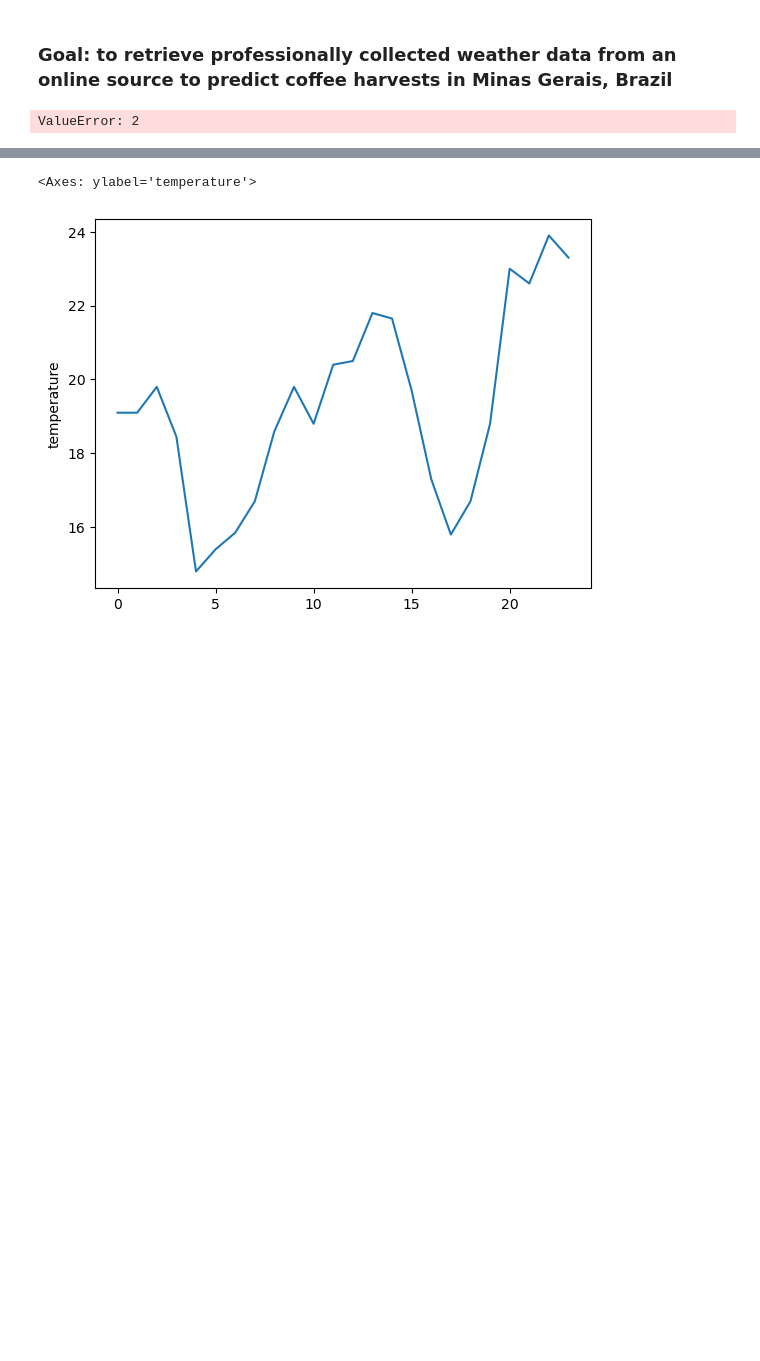
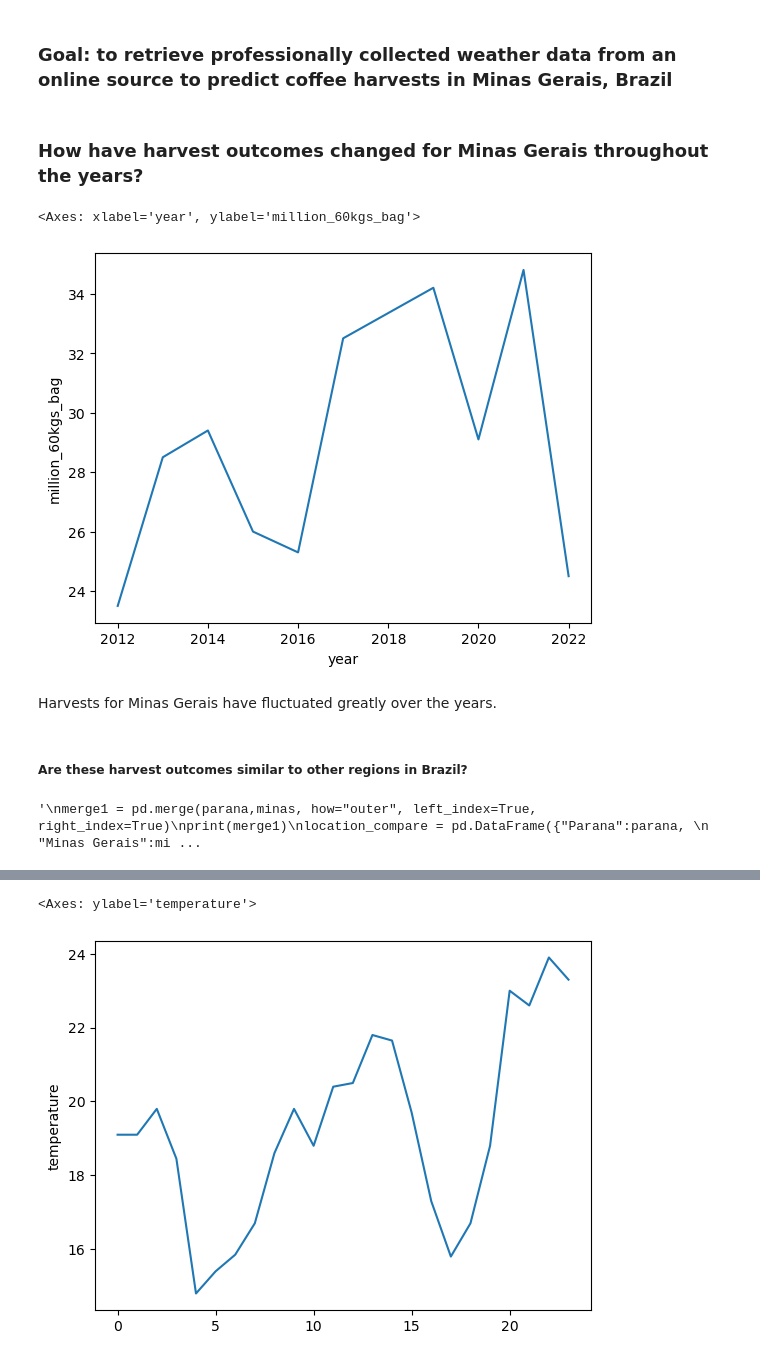
Before and after one commit to theslater11/WeatherDataMG, a Jupyter notebook: weather_api/notebooks/explore_weather.ipynb, the cells around one changed output, grey strips where cells are left out. Cells and saved outputs as stored; diff of their text form; code cells hidden in the pictures; blank space fills up the shorter version.

```diff
--- a/weather_api/notebooks/explore_weather.ipynb
+++ b/weather_api/notebooks/explore_weather.ipynb
@@ -9,15 +9,27 @@ import seaborn as sns
 monthly = pd.read_csv("/Users/sa12/Documents/Repositories/WeatherDataMG/weather_api/data/csv/MonthlyMedians.csv")
 yearly = pd.read_csv("/Users/sa12/Documents/Repositories/WeatherDataMG/weather_api/data/csv/YearlyMedians.csv")
 harvest_yearly = pd.read_csv("/Users/sa12/Documents/Repositories/WeatherDataMG/weather_api/data/csv/br_final.csv").dropna()
-minas_harvest = pd.read_csv("/Users/sa12/Documents/Repositories/WeatherDataMG/weather_api/data/csv/harvest_weather.csv")
+minas_harvest = pd.read_csv("/Users/sa12/Documents/Repositories/WeatherDataMG/weather_api/data/csv/harvest_weather.csv").dropna()
+# %% [markdown]
+### How have harvest outcomes changed for Minas Gerais throughout the years?
+# %%
+sns.lineplot(data=minas_harvest, x=minas_harvest["year"], y=minas_harvest["million_60kgs_bag"])
+# %% [output]
+<Axes: xlabel='year', ylabel='million_60kgs_bag'>
+[figure, added]
+# %% [markdown]
+Harvests for Minas Gerais have fluctuated greatly over the years.
+# %% [markdown]
+##### Are these harvest outcomes similar to other regions in Brazil?
 # %%
 harvest_yearly_index = harvest_yearly.set_index(harvest_yearly["year"])
 parana = harvest_yearly[harvest_yearly["subdivision"] == "Parana"]
 minas = harvest_yearly[harvest_yearly["subdivision"] == "Minas Gerais"]
 espirit = harvest_yearly[harvest_yearly["subdivision"] == "Espirito Santo"]
 paulo = harvest_yearly[harvest_yearly["subdivision"] == "Sao Paulo"]
-#merge1 = pd.merge(parana,minas, how="outer", left_index=True, right_index=True)
-#print(merge1)
+'''
+merge1 = pd.merge(parana,minas, how="outer", left_index=True, right_index=True)
+print(merge1)
 location_compare = pd.DataFrame({"Parana":parana,
                                 "Minas Gerais":minas,
                                 "Espirito Santo":espirit,
@@ -25,5 +37,6 @@ location_compare = pd.DataFrame({"Parana":parana,
                                 },index = harvest_yearly["subdivision"])
 
 print(location_compare)
+'''
 # %% [output]
-ValueError: 2
+'\nmerge1 = pd.merge(parana,minas, how="outer", left_index=True, right_index=True)\nprint(merge1)\nlocation_compare = pd.DataFrame({"Parana":parana, \n                                "Minas Gerais":mi ...
```
Also changed, not shown: parts of 10 cells of this notebook, 4 other files.
